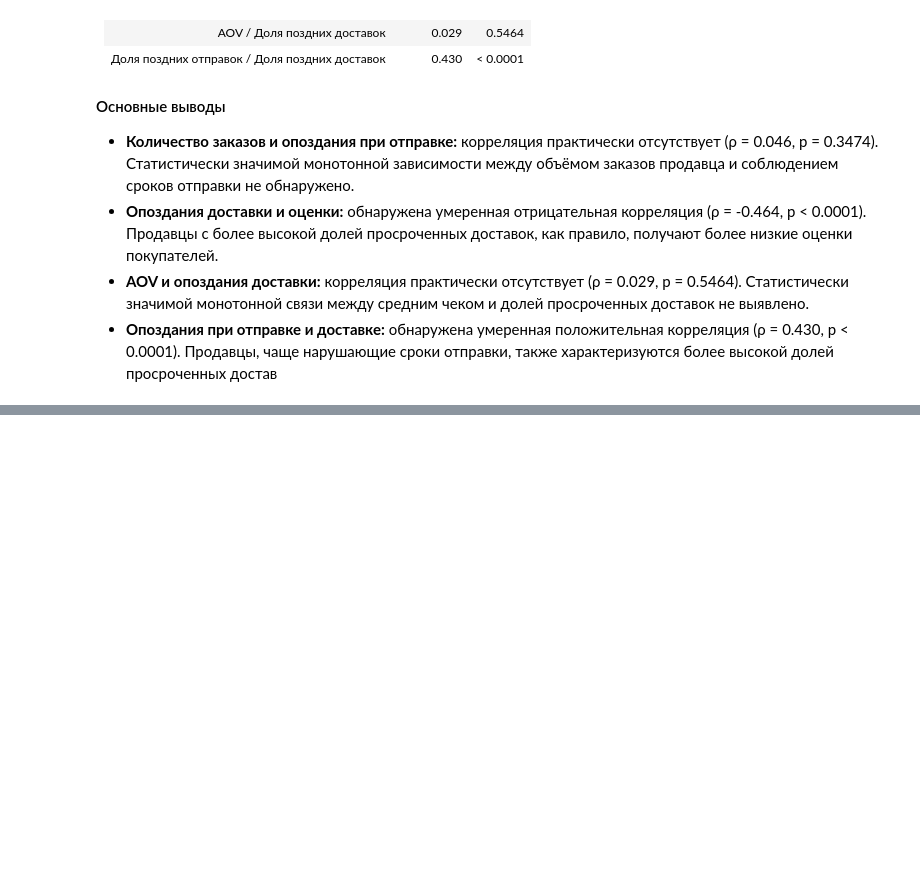
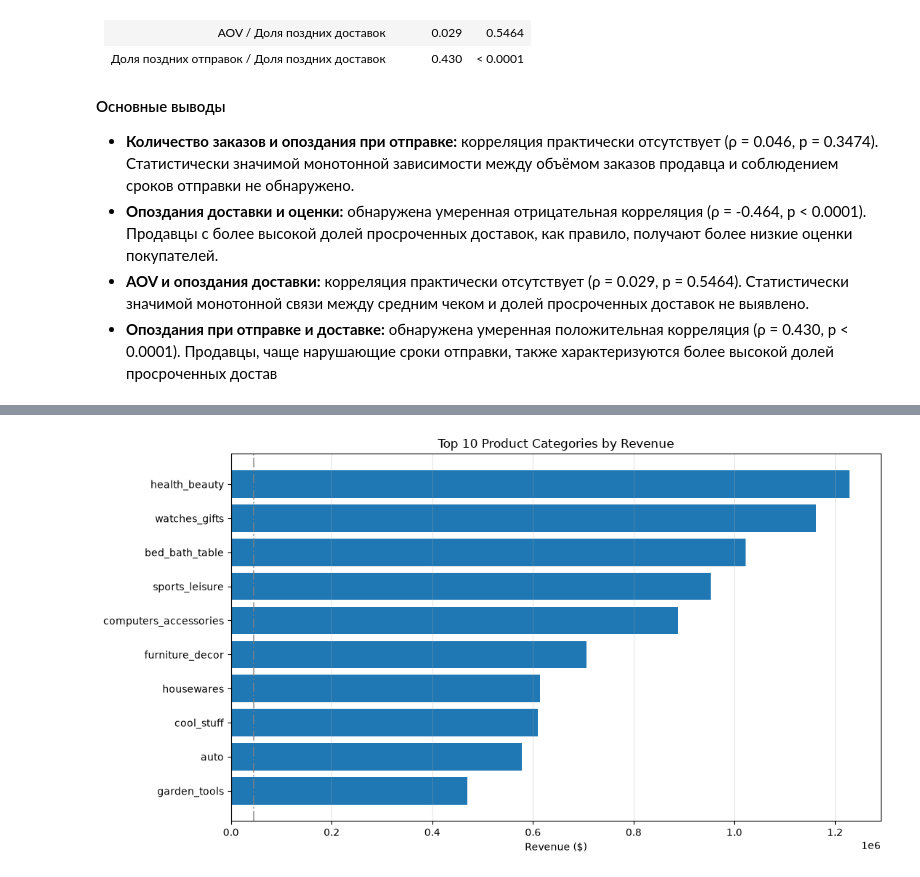
Before and after one commit to radmirmudarisov77-sketch/olist-ecommerce-sql-analysis, a Jupyter notebook: notebooks/02_eda.ipynb, the cells around one changed output, grey strips where cells are left out. Drawn from its saved outputs; the diff is of its cells as text; code cells hidden in the pictures; blank space fills up the shorter version.

```diff
--- a/notebooks/02_eda.ipynb
+++ b/notebooks/02_eda.ipynb
@@ -441,0 +558,20 @@ corr_results
+# %%
+top10_cat = categories.sort_values('revenue', ).head(10)
+top = categories.head(10).sort_values('revenue')
+
+plt.figure(figsize=(11, 6))
+plt.axvline(x=categories.revenue.median(), linestyle='-.', alpha=0.7, color='gray')
+plt.barh(
+    top['category'],
+    top['revenue']
+)
+
+plt.xlabel('Revenue ($)')
+plt.title('Top 10 Product Categories by Revenue')
+plt.grid(axis='x', alpha=0.3)
+plt.tight_layout()
+plt.savefig("../images/revenue_by_cats.png", dpi=150, bbox_inches="tight")
+
+plt.show()
+# %% [output]
+[figure, added]
```
Also changed, not shown: parts of 16 cells of this notebook.
